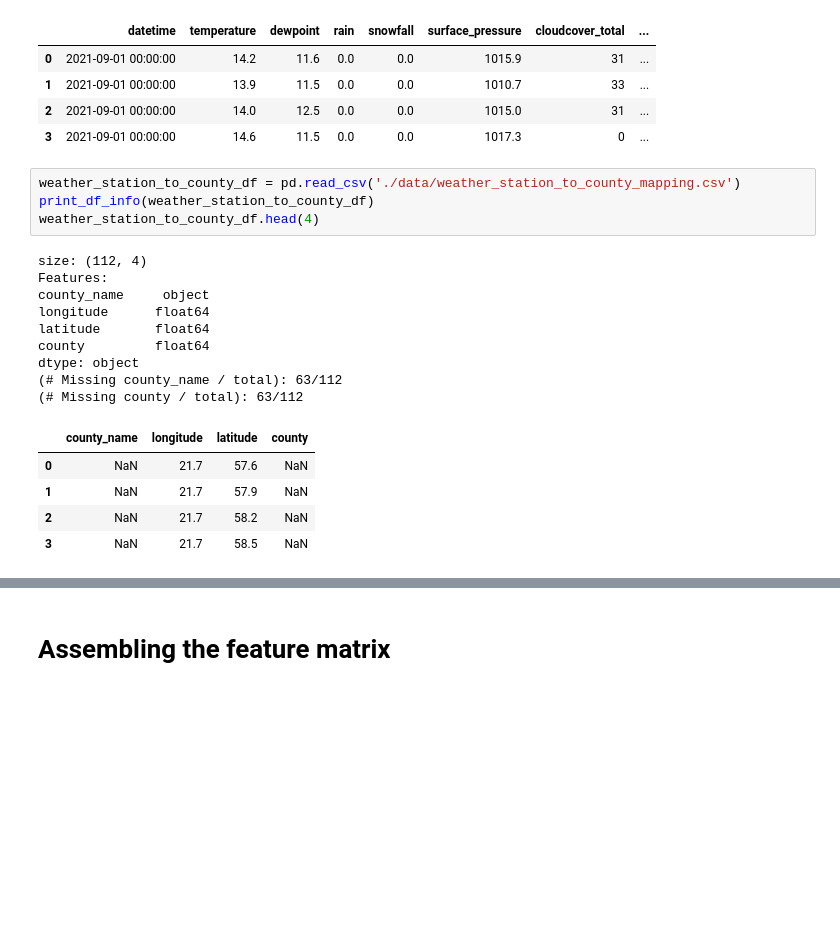
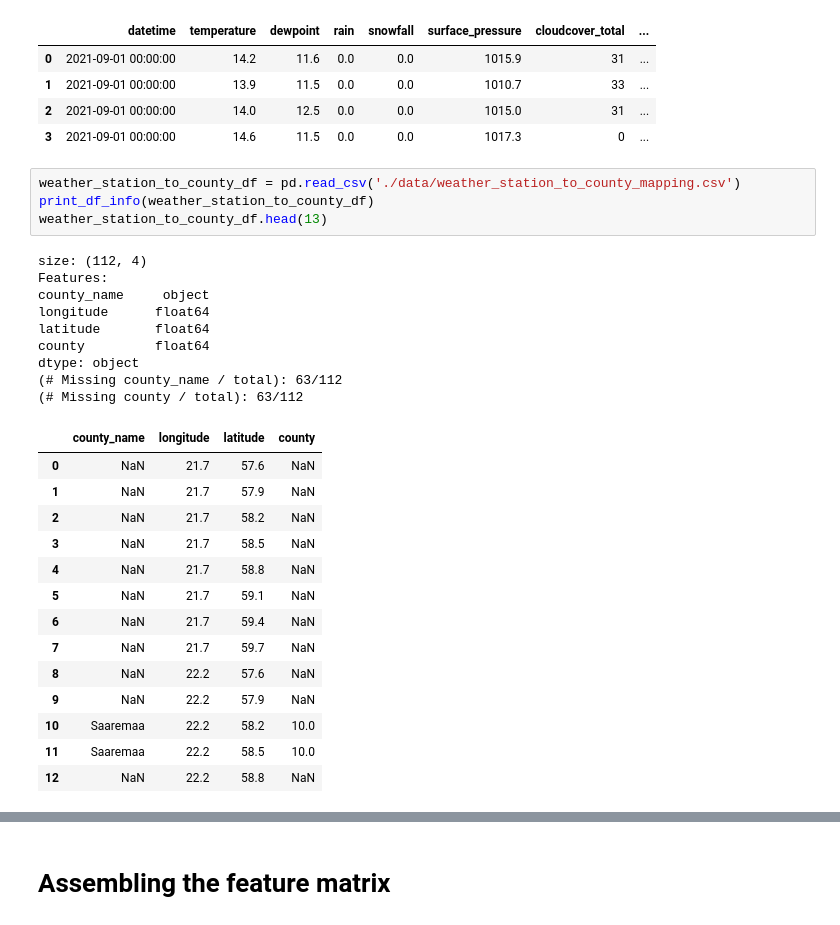
Before and after one commit to Musone/Predict-Energy-Behavior-of-Prosumers, a Jupyter notebook: main.ipynb, the cells around one changed output, grey strips where cells are left out. Drawn from its saved outputs; the diff is of its cells as text; blank space fills up the shorter version.

```diff
--- a/main.ipynb
+++ b/main.ipynb
@@ -195,19 +196,28 @@ No missing values
 # %%
 weather_station_to_county_df = pd.read_csv('./data/weather_station_to_county_mapping.csv')
 print_df_info(weather_station_to_county_df)
-weather_station_to_county_df.head(4)
+weather_station_to_county_df.head(13)
 # %% [output]
 size: (112, 4)
 Features:
 county_name     object
 longitude      float64
 latitude       float64
 county         float64
 dtype: object
 (# Missing county_name / total): 63/112
 (# Missing county / total): 63/112
 |  | county_name | longitude | latitude | county |
 | 0 | NaN | 21.7 | 57.6 | NaN |
 | 1 | NaN | 21.7 | 57.9 | NaN |
 | 2 | NaN | 21.7 | 58.2 | NaN |
 | 3 | NaN | 21.7 | 58.5 | NaN |
+| 4 | NaN | 21.7 | 58.8 | NaN |
+| 5 | NaN | 21.7 | 59.1 | NaN |
+| 6 | NaN | 21.7 | 59.4 | NaN |
+| 7 | NaN | 21.7 | 59.7 | NaN |
+| 8 | NaN | 22.2 | 57.6 | NaN |
+| 9 | NaN | 22.2 | 57.9 | NaN |
+| 10 | Saaremaa | 22.2 | 58.2 | 10.0 |
+| 11 | Saaremaa | 22.2 | 58.5 | 10.0 |
+| 12 | NaN | 22.2 | 58.8 | NaN |
```
Also changed, not shown: parts of 10 cells of this notebook, 1 other file.
